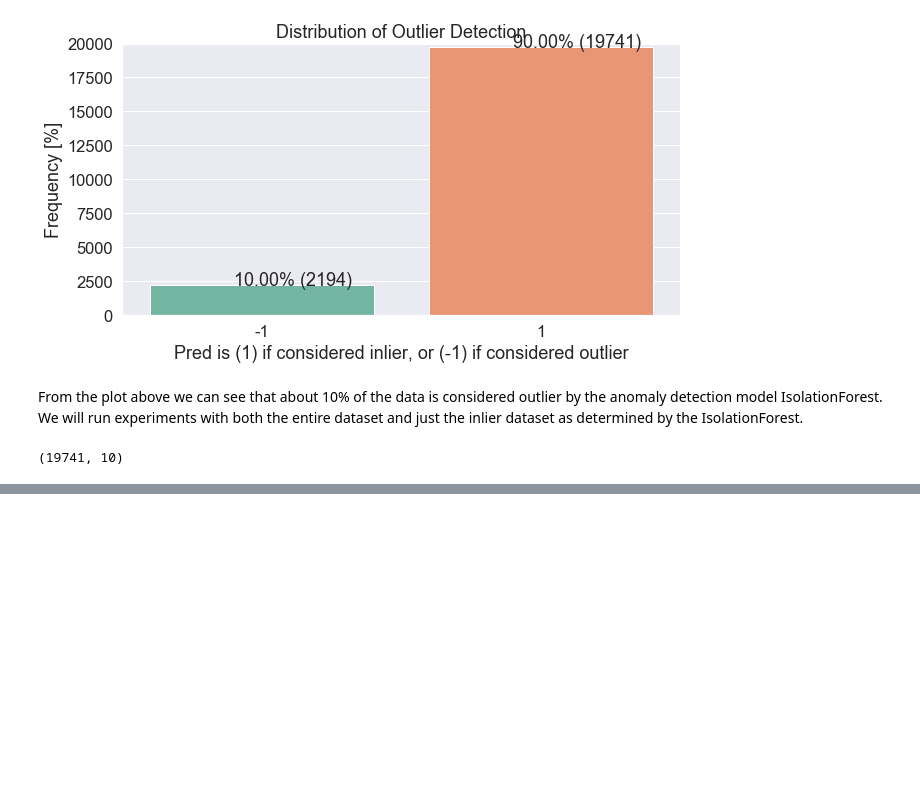
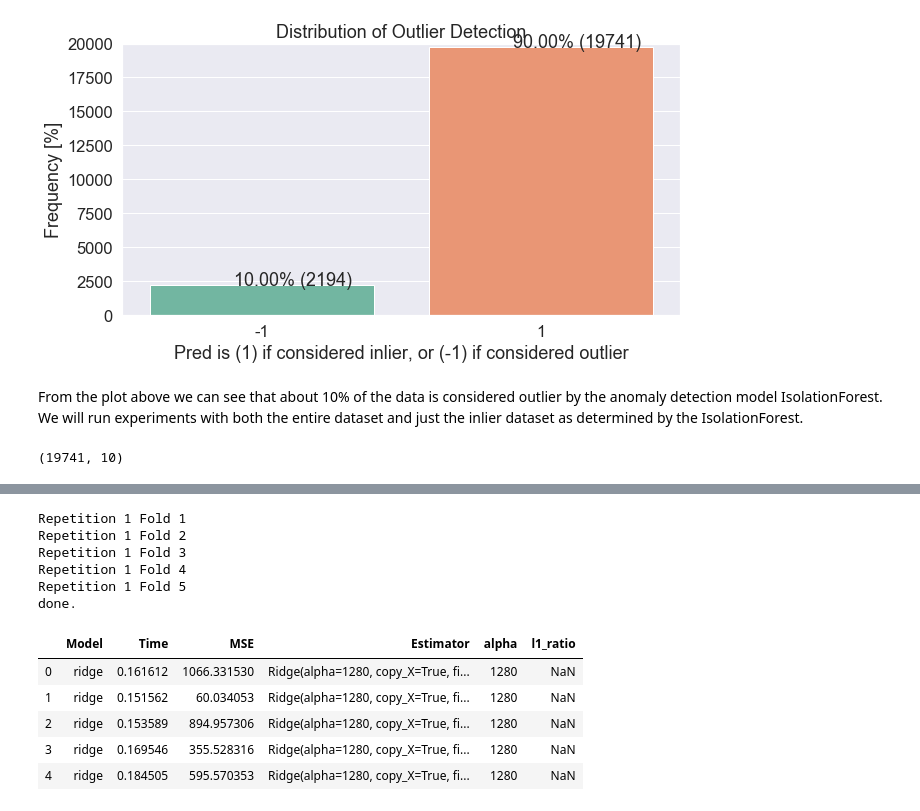
Before and after one commit to lukaszbinden/mli, a Jupyter notebook: assignments/assignments_level_two/Module 4 Assignment 1.ipynb, the cells around one changed output, grey strips where cells are left out. Saved outputs shown, nothing was run; the diff lists cells and outputs as text; code cells hidden in the pictures; blank space fills up the shorter version.

```diff
--- a/assignments/assignments_level_two/Module 4 Assignment 1.ipynb
+++ b/assignments/assignments_level_two/Module 4 Assignment 1.ipynb
@@ -300,0 +320,19 @@ done.
+# %%
+# use ridge model and see results
+ridge_model = {'ridge': models_and_parameters['ridge']}
+ridge_results = fit_predict_model(ridge_model)
+mean_mse_model = mean_mse_model.append(ridge_results, sort=False)
+ridge_results
+# %% [output]
+Repetition 1 Fold 1
+Repetition 1 Fold 2
+Repetition 1 Fold 3
+Repetition 1 Fold 4
+Repetition 1 Fold 5
+done.
+|  | Model | Time | MSE | Estimator | alpha | l1_ratio |
+| 0 | ridge | 0.161612 | 1066.331530 | Ridge(alpha=1280, copy_X=True, fi... | 1280 | NaN |
+| 1 | ridge | 0.151562 | 60.034053 | Ridge(alpha=1280, copy_X=True, fi... | 1280 | NaN |
+| 2 | ridge | 0.153589 | 894.957306 | Ridge(alpha=1280, copy_X=True, fi... | 1280 | NaN |
+| 3 | ridge | 0.169546 | 355.528316 | Ridge(alpha=1280, copy_X=True, fi... | 1280 | NaN |
+| 4 | ridge | 0.184505 | 595.570353 | Ridge(alpha=1280, copy_X=True, fi... | 1280 | NaN |
```
Also changed, not shown: parts of 8 cells of this notebook, 2 other files.
